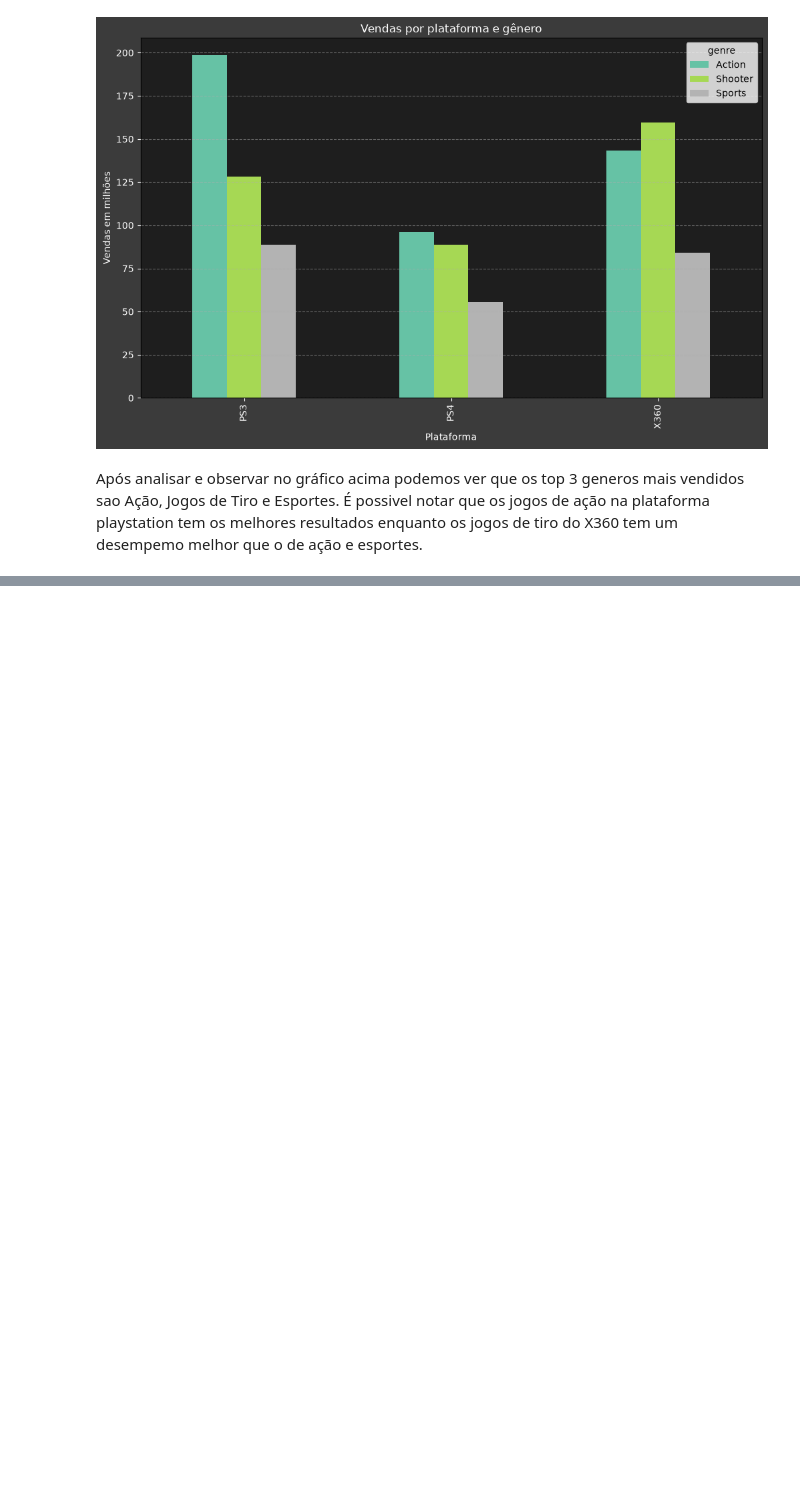
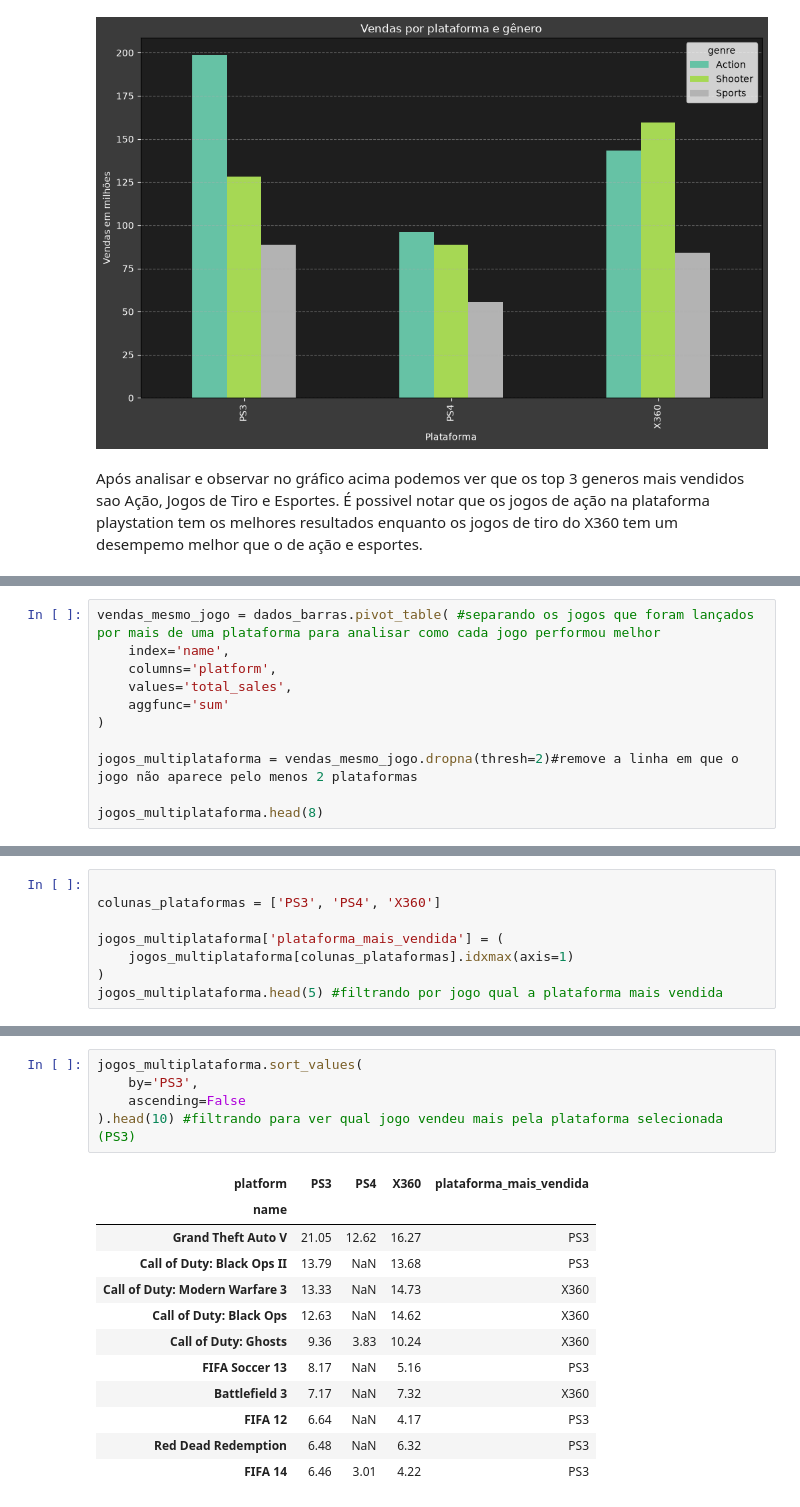
Before and after one commit to higorlu2023-design/projeto_games_integrado, a Jupyter notebook: Notebooks/EDA.ipynb, the cells around one changed output, grey strips where cells are left out. Drawn from its saved outputs; the diff is of its cells as text; blank space fills up the shorter version.

```diff
--- a/Notebooks/EDA.ipynb
+++ b/Notebooks/EDA.ipynb
@@ -532,0 +552,11 @@ Após analisar e observar no gráfico acima podemos ver que os top 3 generos mai
+# %%
+vendas_mesmo_jogo = dados_barras.pivot_table( #separando os jogos que foram lançados por mais de uma plataforma para analisar como cada jogo performou melhor
+    index='name',
+    columns='platform',
+    values='total_sales',
+    aggfunc='sum'
+)
+
+jogos_multiplataforma = vendas_mesmo_jogo.dropna(thresh=2)#remove a linha em que o jogo não aparece pelo menos 2 plataformas
+
+jogos_multiplataforma.head(8)
@@ -532,0 +574,8 @@ Após analisar e observar no gráfico acima podemos ver que os top 3 generos mai
+# %%
+
+colunas_plataformas = ['PS3', 'PS4', 'X360']
+
+jogos_multiplataforma['plataforma_mais_vendida'] = (
+    jogos_multiplataforma[colunas_plataformas].idxmax(axis=1)
+)
+jogos_multiplataforma.head(5) #filtrando por jogo qual a plataforma mais vendida
@@ -532,0 +598,18 @@ Após analisar e observar no gráfico acima podemos ver que os top 3 generos mai
+# %%
+jogos_multiplataforma.sort_values(
+    by='PS3',
+    ascending=False
+).head(10) #filtrando para ver qual jogo vendeu mais pela plataforma selecionada (PS3)
+# %% [output]
+| platform | PS3 | PS4 | X360 | plataforma_mais_vendida |
+| name |  |  |  |  |
+| Grand Theft Auto V | 21.05 | 12.62 | 16.27 | PS3 |
+| Call of Duty: Black Ops II | 13.79 | NaN | 13.68 | PS3 |
+| Call of Duty: Modern Warfare 3 | 13.33 | NaN | 14.73 | X360 |
+| Call of Duty: Black Ops | 12.63 | NaN | 14.62 | X360 |
+| Call of Duty: Ghosts | 9.36 | 3.83 | 10.24 | X360 |
+| FIFA Soccer 13 | 8.17 | NaN | 5.16 | PS3 |
+| Battlefield 3 | 7.17 | NaN | 7.32 | X360 |
+| FIFA 12 | 6.64 | NaN | 4.17 | PS3 |
+| Red Dead Redemption | 6.48 | NaN | 6.32 | PS3 |
+| FIFA 14 | 6.46 | 3.01 | 4.22 | PS3 |
```
Also changed, not shown: parts of 12 cells of this notebook.
